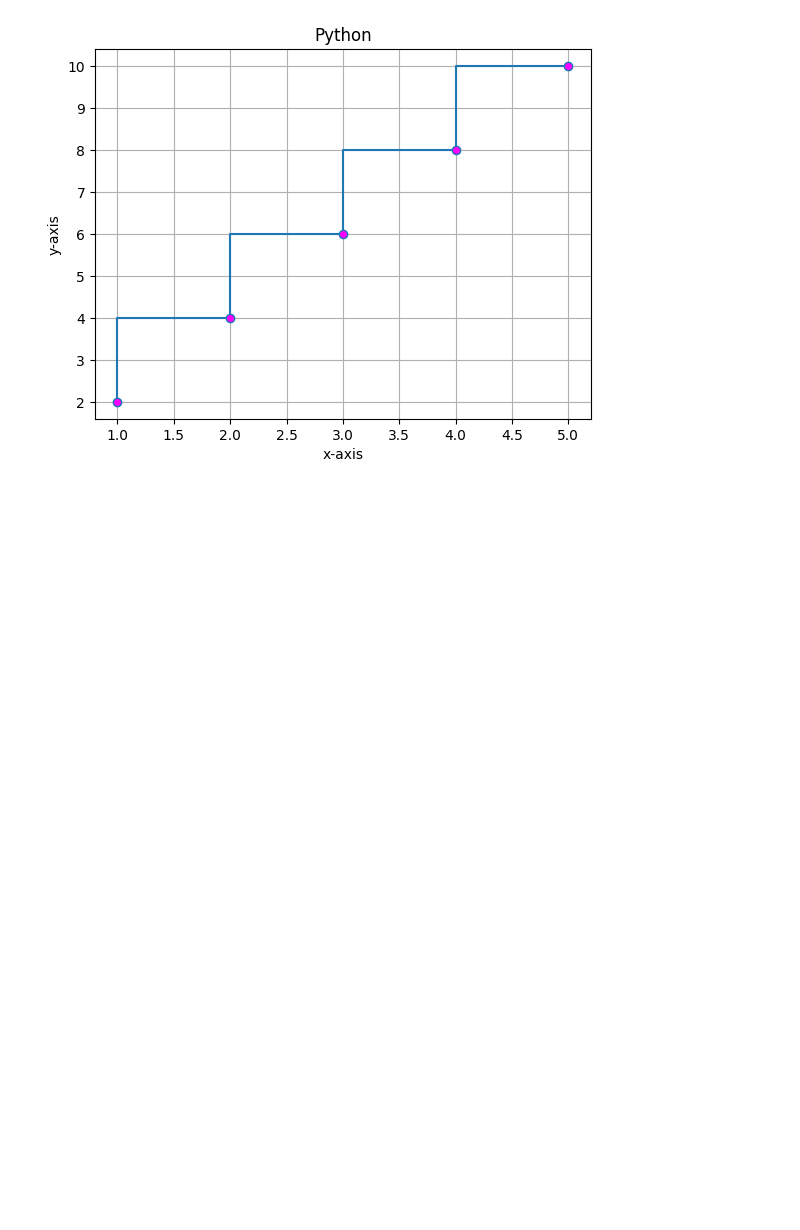
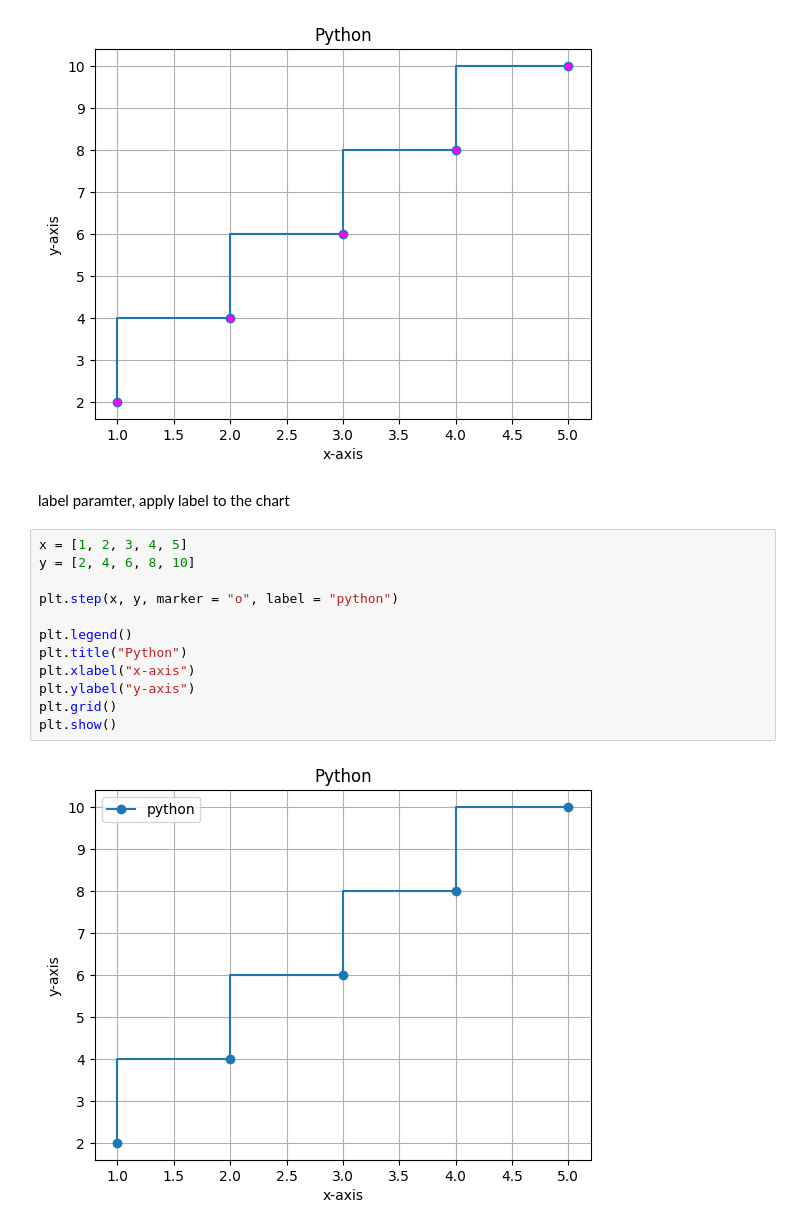
Before and after one commit to Musawer-Afzal/AI-Engineering, a Jupyter notebook: Matplotlib/step_plot.ipynb, the cells around one changed output. Drawn from its saved outputs; the diff is of its cells as text; blank space fills up the shorter version.

Commit message:
label parameter, apply label to chart

```diff
--- a/Matplotlib/step_plot.ipynb
+++ b/Matplotlib/step_plot.ipynb
@@ -85,3 +85,19 @@ plt.grid()
 plt.show()
 # %% [output]
 [figure]
+# %% [markdown]
+label paramter, apply label to the chart
+# %%
+x = [1, 2, 3, 4, 5]
+y = [2, 4, 6, 8, 10]
+
+plt.step(x, y, marker = "o", label = "python")
+
+plt.legend()
+plt.title("Python")
+plt.xlabel("x-axis")
+plt.ylabel("y-axis")
+plt.grid()
+plt.show()
+# %% [output]
+[figure, added]
```
